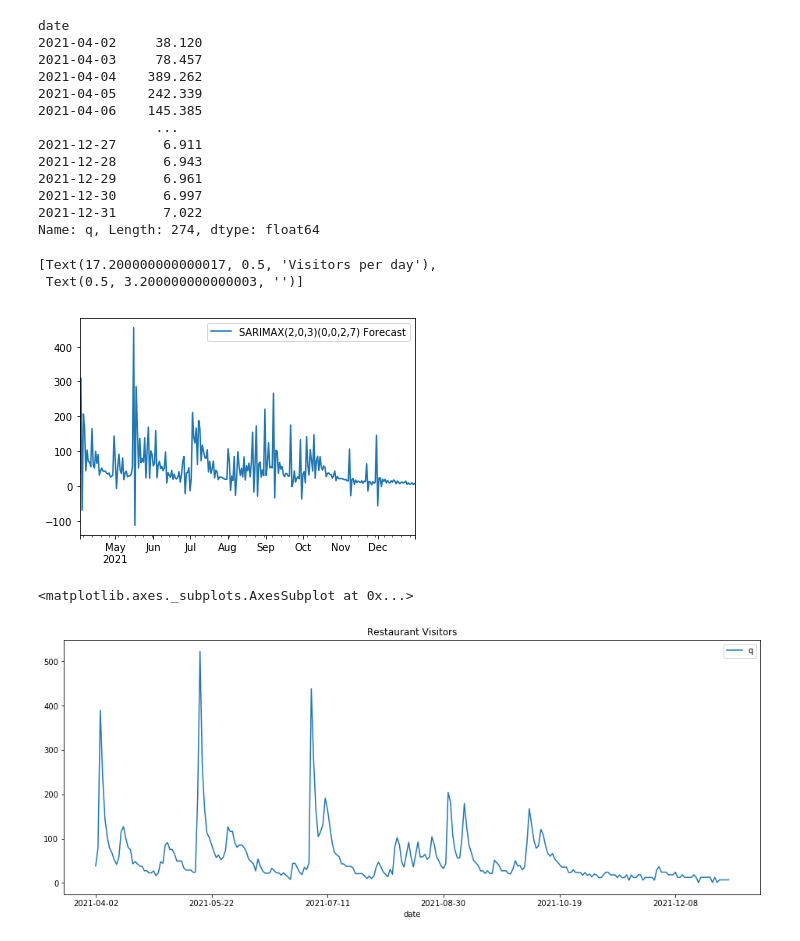
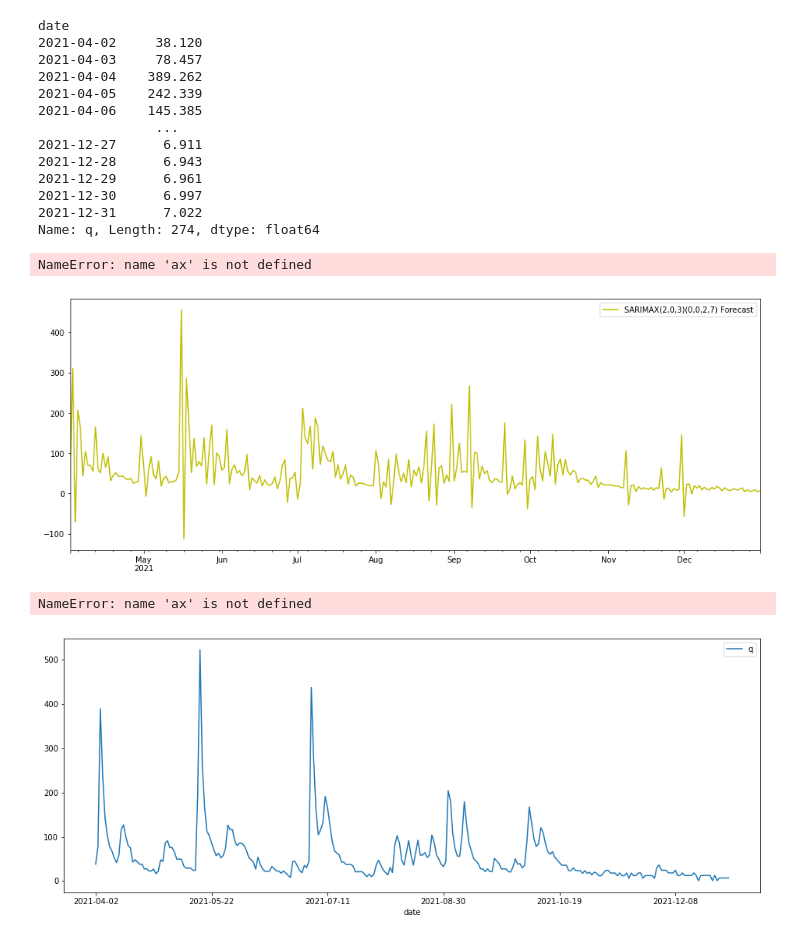
Before and after one commit to cocobyun/timeseries, a Jupyter notebook: arimax.ipynb, the cells around one changed output. Drawn from its saved outputs; the diff is of its cells as text; code cells hidden in the pictures.

```diff
--- a/arimax.ipynb
+++ b/arimax.ipynb
@@ -186,9 +90,0 @@ predictions2 = results.predict(start=start, end=end, dynamic=True).rename('SARIM
-# %%
-title='Restaurant Visitors'
-ylabel='Visitors per day'
-xlabel=''
-
-ax = test['q'].plot(legend=True,figsize=(12,6),title=title)
-predictions.plot(legend=True)
-ax.autoscale(axis='x',tight=True)
-ax.set(xlabel=xlabel, ylabel=ylabel)
@@ -198,3 +90,0 @@ ax.set(xlabel=xlabel, ylabel=ylabel)
-# %%
-ax = test['q'].plot(legend=True,figsize=(12,6),title=title)
-predictions.plot(legend=True)
@@ -246,12 +158,3 @@ start=len(train)
 end=len(train)+len(test)-1
 exog_forecast = test2[['prec']]  # requires two brackets to yield a shape of (35,1)
 predictions = results.predict(start=start, end=end, exog=exog_forecast).rename('SARIMAX(2,0,3)(0,0,2,7) Predictions')
-# %%
-title='Restaurant Visitors'
-ylabel='Visitors per day'
-xlabel=''
-
-ax = test['q'].plot(legend=True,figsize=(12,6),title=title)
-predictions.plot(legend=True)
-ax.autoscale(axis='x',tight=True)
-ax.set(xlabel=xlabel, ylabel=ylabel)
@@ -312,15 +212,14 @@ date
 2021-12-31      7.022
 Name: q, Length: 274, dtype: float64
 # %%
-ax = df1['total'].plot(legend=True,figsize=(16,6),title=title)
-fcast.plot(legend=True)
+fcast.plot(legend=True,figsize=(16,6),c='y')
 ax.autoscale(axis='x',tight=True)
 # %% [output]
-[Text(17.200000000000017, 0.5, 'Visitors per day'),
- Text(0.5, 3.200000000000003, '')]
+NameError: name 'ax' is not defined
-[figure, old version]
+[figure, new version]
 # %%
-test['q'].plot(legend=True,figsize=(16,6),title=title)
+test['q'].plot(legend=True,figsize=(16,6))
+ax.autoscale(axis='x',tight=True)
 # %% [output]
-<matplotlib.axes._subplots.AxesSubplot at 0x...>
+NameError: name 'ax' is not defined
-[figure, old version]
+[figure, new version]
```
Also changed, not shown: parts of 21 cells of this notebook, 1 other file.
